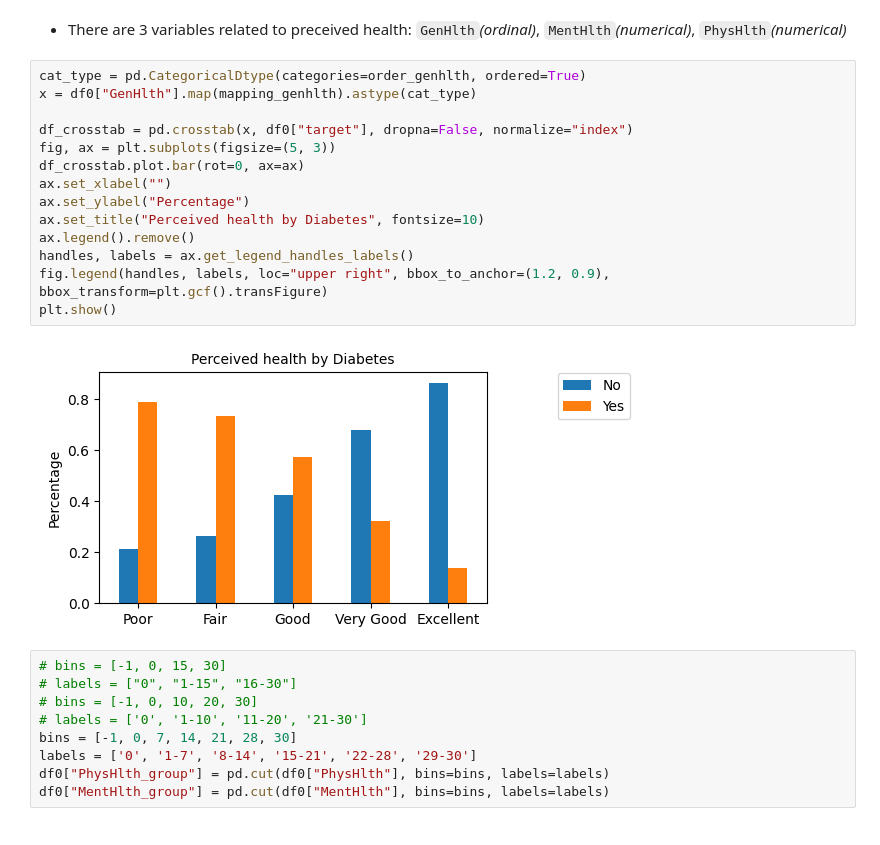
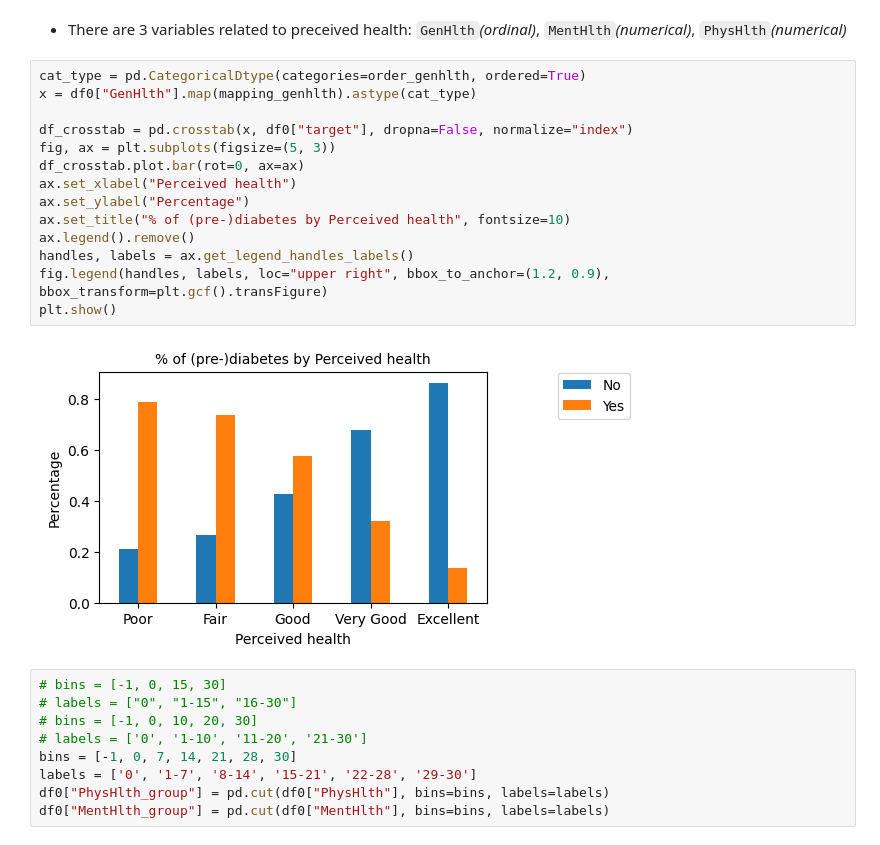
Before and after one commit to wilsonwlc/Diabetes-ML-Analysis, a Jupyter notebook: main.ipynb, the cells around one changed output. Saved outputs shown, nothing was run; the diff lists cells and outputs as text.

Commit message:
Data visualisation - edit title

```diff
--- a/main.ipynb
+++ b/main.ipynb
@@ -267,19 +267,19 @@ plt.show()
 # %%
 cat_type = pd.CategoricalDtype(categories=order_genhlth, ordered=True)
 x = df0["GenHlth"].map(mapping_genhlth).astype(cat_type)
 
 df_crosstab = pd.crosstab(x, df0["target"], dropna=False, normalize="index")
 fig, ax = plt.subplots(figsize=(5, 3))
 df_crosstab.plot.bar(rot=0, ax=ax)
-ax.set_xlabel("")
+ax.set_xlabel("Perceived health")
 ax.set_ylabel("Percentage")
-ax.set_title("Perceived health by Diabetes", fontsize=10)
+ax.set_title("% of (pre-)diabetes by Perceived health", fontsize=10)
 ax.legend().remove()
 handles, labels = ax.get_legend_handles_labels()
 fig.legend(handles, labels, loc="upper right", bbox_to_anchor=(1.2, 0.9), bbox_transform=plt.gcf().transFigure)
 plt.show()
 # %% [output]
-[figure, old version]
+[figure, new version]
 # %%
 # bins = [-1, 0, 15, 30]
 # labels = ["0", "1-15", "16-30"]
```
Also changed, not shown: parts of 9 cells of this notebook.
